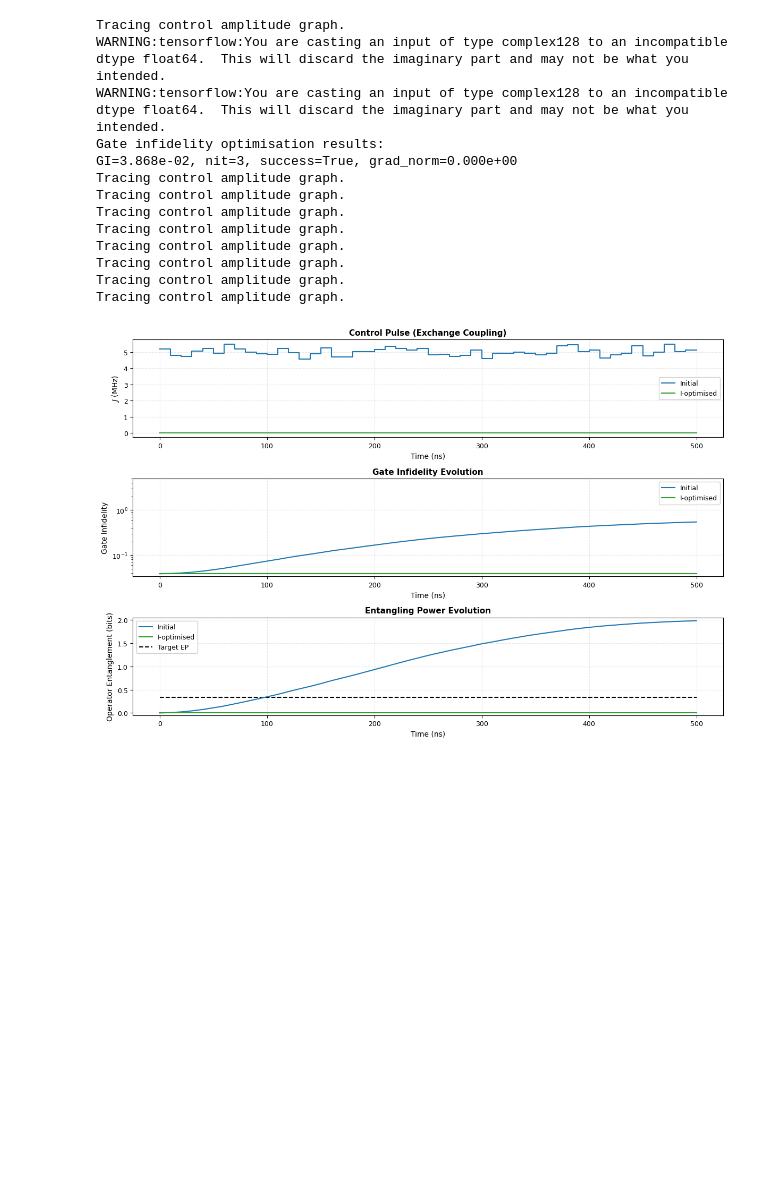
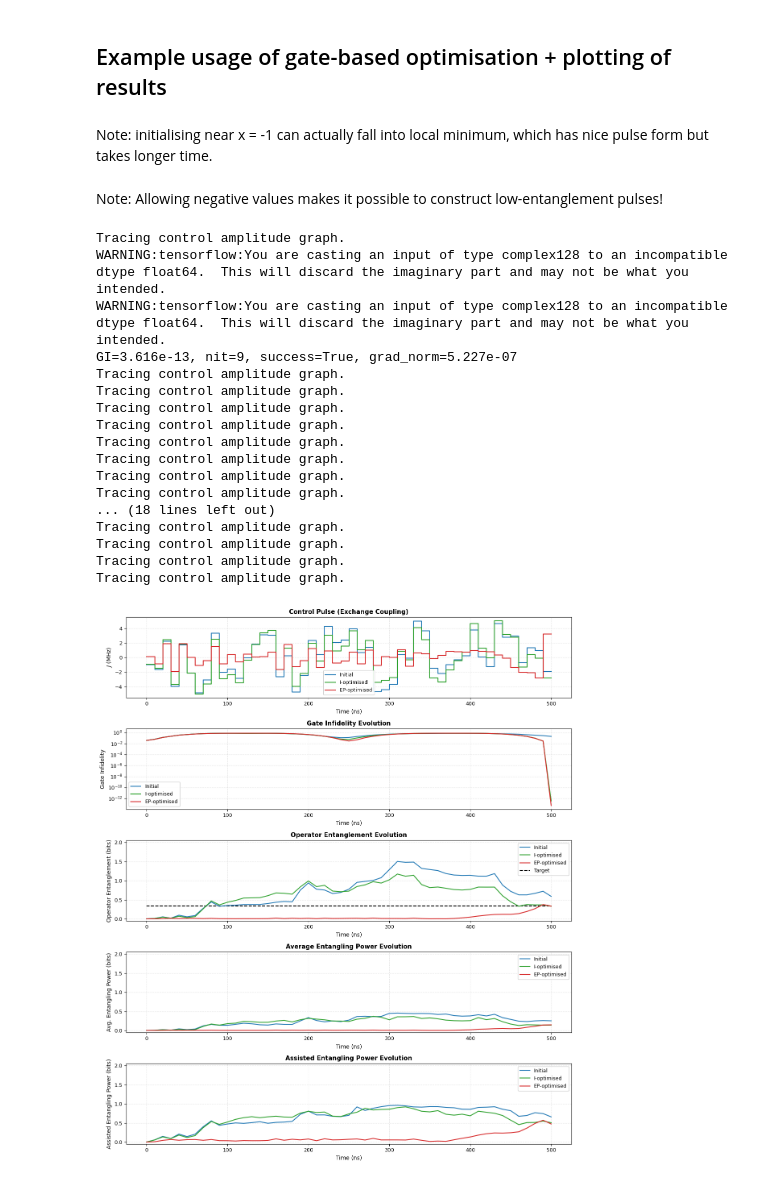
Before and after one commit to haoran-ye/pulse_VQE_entanglement, a Jupyter notebook: notebooks/sqe_gate.ipynb, the cells around one changed output. Drawn from its saved outputs; the diff is of its cells as text; code cells hidden in the pictures; blank space fills up the shorter version.

Commit message:
Implemented gate-based optimisation with private QuGrad and QuGradLab versions

```diff
--- a/notebooks/sqe_gate.ipynb
+++ b/notebooks/sqe_gate.ipynb
@@ -1,3 +1,5 @@
+# %% [markdown]
+## Example usage of gate-based optimisation + plotting of results
 # %%
 import numpy as np
 import sys
@@ -10,48 +12,60 @@ if str(ROOT) not in sys.path:
 from pulse_vqe_entanglement.dataclasses import SimulationConfig
 from pulse_vqe_entanglement.sqe_gate import sqe_gate_optimisation
 from pulse_vqe_entanglement.plotting_gate import plot_sqe_gate_optimisation
+# %% [markdown]
+Note: initialising near x = -1 can actually fall into local minimum, which has nice pulse form but takes longer time.
+# %% [markdown]
+Note: Allowing negative values makes it possible to construct low-entanglement pulses!
 # %%
 config = SimulationConfig(
-    zeeman_splittings=np.array([0.0, 0.0]),
+    zeeman_splittings=np.array([1000.0, 1008.0]),
+    initial_state = np.array([0.0, 1.0, 0.0, 0.0], dtype=np.complex128),
     theta_target=0.1 * np.pi,
     n_time_steps=50,
     n_discretisation=1,
     T=500.0,
     max_drive_strength=0.0,
-    J_max=10.0,
-    J_min=0.0,
-    J_init_scale=1e-1,
+    J_max=5.0,
+    J_min=-5.0,
+    J_init_scale=1e0,
+    J_init_mean=0.0,
     feromagnetic=False,
     gtol=1e-12,
     maxiter=500,
     optimisation_target="gate",
-    run_mode="infidelity",
-    init_seed=123,
+    run_mode="both",
+    gate_ent_measure="operator_entanglement",
+    extra_ent_measures=["average_entangling_power", "assisted_entangling_power"],
+    J_init_seed=None,
 
     # primal-dual settings
     S_max=0.01,
-    eps_infidelity=1e-12,
+    eps_infidelity=1e-8,
     rho=0.0,
-    dual_lr=1e8,
-    n_outer=30,
-    inner_maxiter=500,
+    dual_lr=1e15,
+    n_outer=10,
+    inner_maxiter=200,
     fd_eps=1e-6,
 )
 
 results = sqe_gate_optimisation(config)
 plot_sqe_gate_optimisation(results)
 # %% [output]
 Tracing control amplitude graph.
 WARNING:tensorflow:You are casting an input of type complex128 to an incompatible dtype float64.  This will discard the imaginary part and may not be what you intended.
 WARNING:tensorflow:You are casting an input of type complex128 to an incompatible dtype float64.  This will discard the imaginary part and may not be what you intended.
-Gate infidelity optimisation results:
-GI=3.868e-02, nit=3, success=True, grad_norm=0.000e+00
+GI=3.616e-13, nit=9, success=True, grad_norm=5.227e-07
 Tracing control amplitude graph.
 Tracing control amplitude graph.
 Tracing control amplitude graph.
 Tracing control amplitude graph.
 Tracing control amplitude graph.
 Tracing control amplitude graph.
 Tracing control amplitude graph.
 Tracing control amplitude graph.
+... (18 lines left out)
+Tracing control amplitude graph.
+Tracing control amplitude graph.
+Tracing control amplitude graph.
+Tracing control amplitude graph.
-[figure, old version]
+[figure, new version]
```
Also changed, not shown: parts of 5 cells of this notebook, 29 other files.
